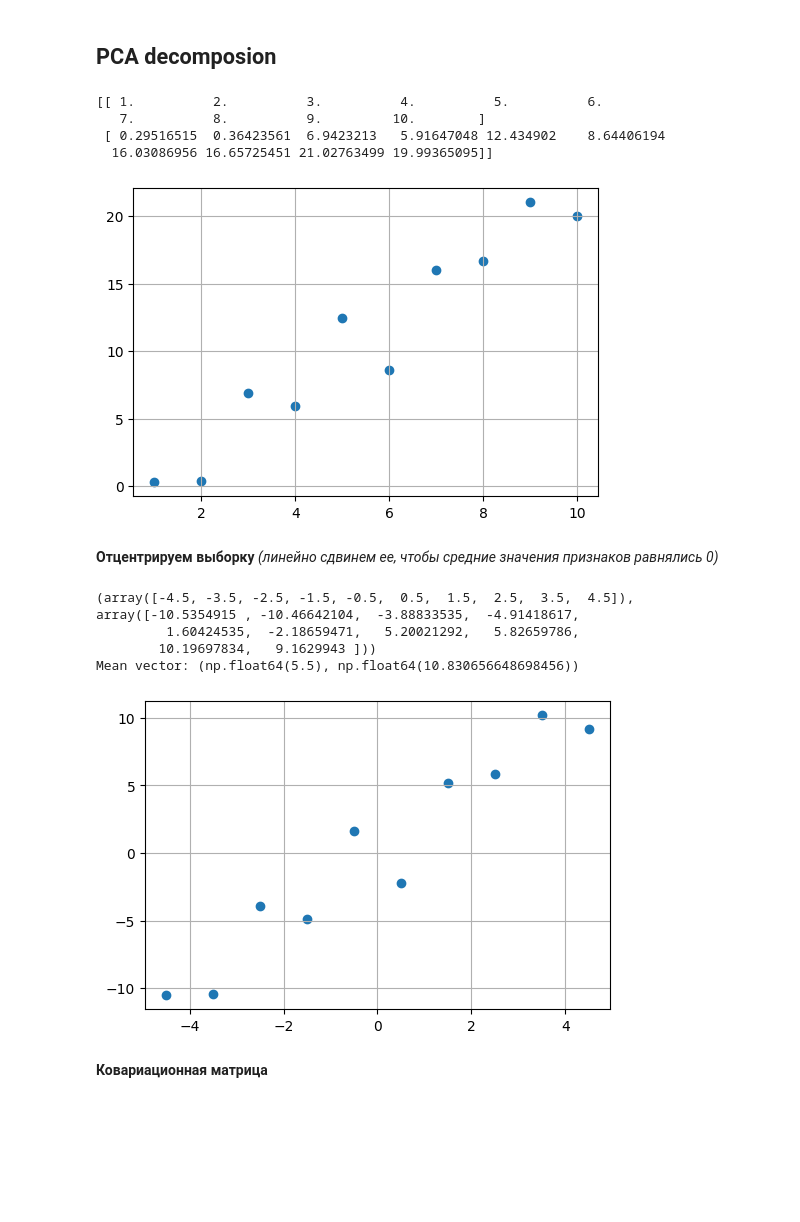
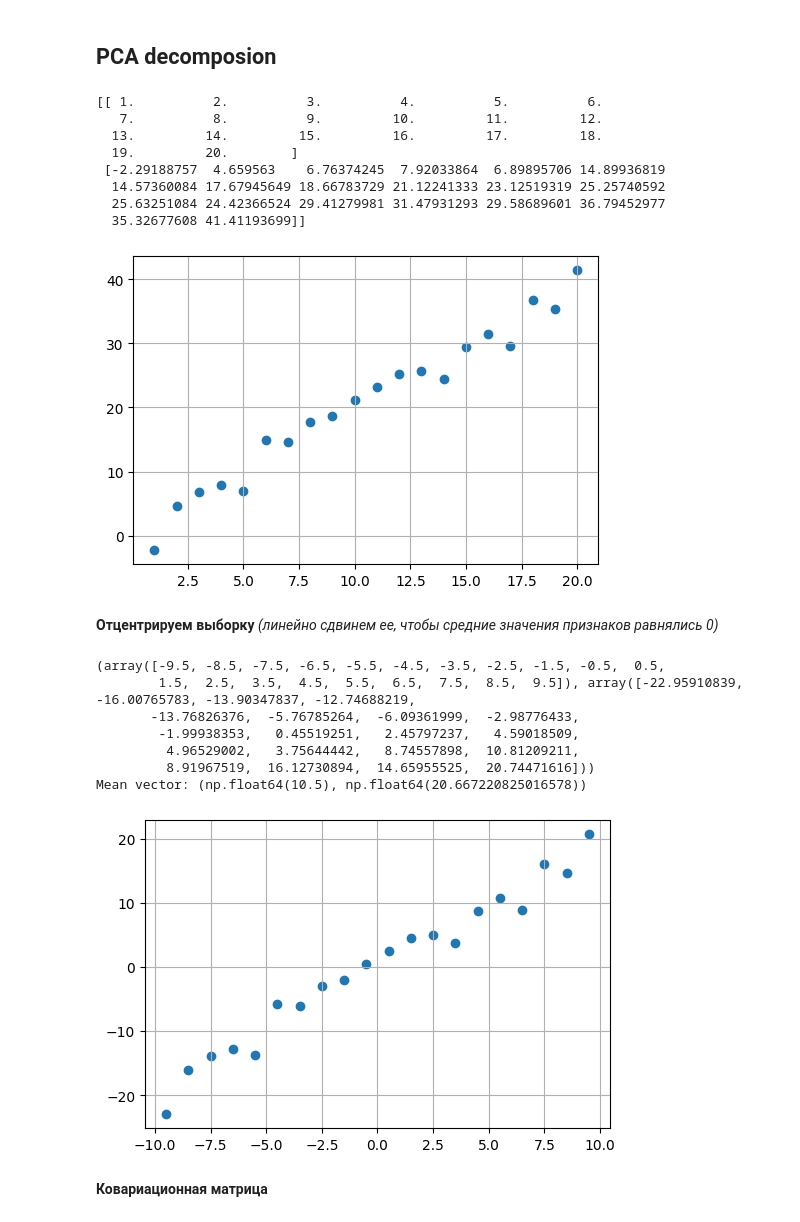
Before and after one commit to Rainfue/RecSys, a Jupyter notebook: note1.ipynb, the cells around one changed output. Saved outputs shown, nothing was run; the diff lists cells and outputs as text; code cells hidden in the pictures; blank space fills up the shorter version.

```diff
--- a/note1.ipynb
+++ b/note1.ipynb
@@ -766,20 +766,24 @@ model.predict(test)
 # %% [markdown]
 ## PCA decomposion
 # %%
-x = np.arange(1,11)
-y = 2 * x + np.random.randn(10)*2
+x = np.arange(1,21)
+y = 2 * x + np.random.randn(20)*2
 X = np.vstack((x,y))
 print(X)
 plt.figure(figsize=(6,4))
 plt.scatter(x, y)
 plt.grid(True)
 plt.show()
 # %% [output]
 [[ 1.          2.          3.          4.          5.          6.
-   7.          8.          9.         10.        ]
- [ 0.29516515  0.36423561  6.9423213   5.91647048 12.434902    8.64406194
-  16.03086956 16.65725451 21.02763499 19.99365095]]
+   7.          8.          9.         10.         11.         12.
+  13.         14.         15.         16.         17.         18.
+  19.         20.        ]
+ [-2.29188757  4.659563    6.76374245  7.92033864  6.89895706 14.89936819
+  14.57360084 17.67945649 18.66783729 21.12241333 23.12519319 25.25740592
+  25.63251084 24.42366524 29.41279981 31.47931293 29.58689601 36.79452977
+  35.32677608 41.41193699]]
-[figure, old version]
+[figure, new version]
 # %% [markdown]
 **Отцентрируем выборку** *(линейно сдвинем ее, чтобы средние значения признаков равнялись 0)*
 # %%
@@ -793,11 +797,14 @@ plt.scatter(Xcentered[0], Xcentered[1])
 plt.grid(True)
 plt.show()
 # %% [output]
-(array([-4.5, -3.5, -2.5, -1.5, -0.5,  0.5,  1.5,  2.5,  3.5,  4.5]), array([-10.5354915 , -10.46642104,  -3.88833535,  -4.91418617,
-         1.60424535,  -2.18659471,   5.20021292,   5.82659786,
-        10.19697834,   9.1629943 ]))
-Mean vector: (np.float64(5.5), np.float64(10.830656648698456))
+(array([-9.5, -8.5, -7.5, -6.5, -5.5, -4.5, -3.5, -2.5, -1.5, -0.5,  0.5,
+        1.5,  2.5,  3.5,  4.5,  5.5,  6.5,  7.5,  8.5,  9.5]), array([-22.95910839, -16.00765783, -13.90347837, -12.74688219,
+       -13.76826376,  -5.76785264,  -6.09361999,  -2.98776433,
+        -1.99938353,   0.45519251,   2.45797237,   4.59018509,
+         4.96529002,   3.75644442,   8.74557898,  10.81209211,
+         8.91967519,  16.12730894,  14.65955525,  20.74471616]))
+Mean vector: (np.float64(10.5), np.float64(20.667220825016578))
-[figure, old version]
+[figure, new version]
 # %% [markdown]
 **Ковариационная матрица**
 # %% [markdown]
```
Also changed, not shown: parts of 29 cells of this notebook, 3 other files.
